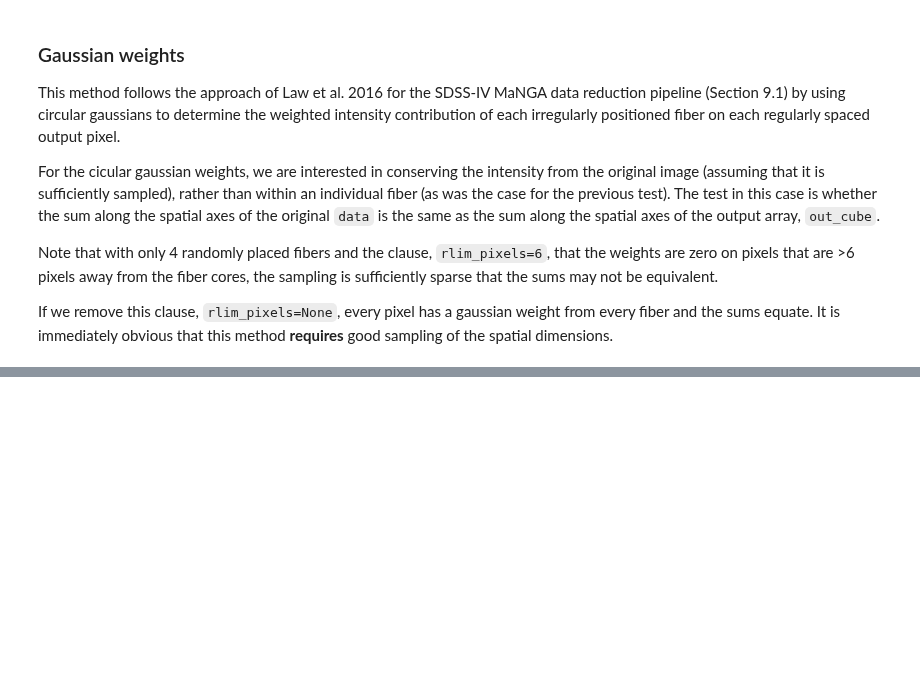
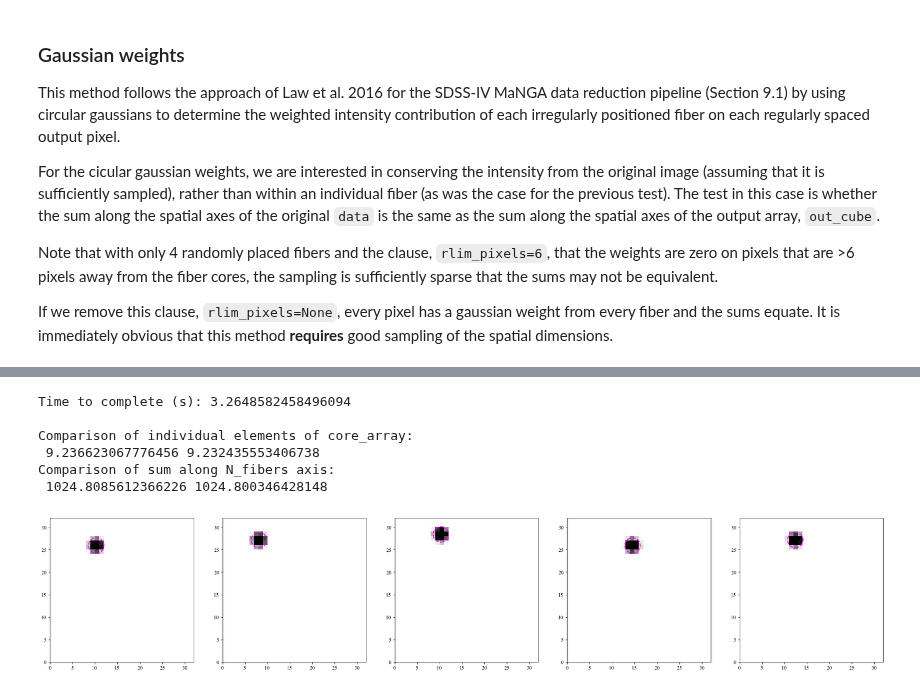
Before and after one commit to cbottrell/RealSim-IFS, a Jupyter notebook: Fiber_application.ipynb, the cells around one changed output, grey strips where cells are left out. Drawn from its saved outputs; the diff is of its cells as text; code cells hidden in the pictures; blank space fills up the shorter version.

```diff
--- a/Fiber_application.ipynb
+++ b/Fiber_application.ipynb
@@ -2679,0 +2762,33 @@ out_cube [1023.79381899 1023.79381899 1023.79381899 ... 1023.79381899 1023.79381
+# %%
+data = np.ones((1024,data_shape,data_shape))
+
+N_fibers = len(xc_cores_pixels)
+size_y = data.shape[1]
+size_x = data.shape[2]
+
+output_grid_dims = (16,16)
+
+start = time.time()
+core_arrays,weight_map = Fiber_Observe(data,xc_cores_pixels,yc_cores_pixels,diam_cores_pixels,
+                                       return_weights=True)
+print("Time to complete (s):",time.time()-start,'\n')
+fig,axarr = plt.subplots(1,5,figsize=(30,6))
+
+for i in np.arange(5):
+    ax = axarr[i]
+    ax.imshow(weight_map[i],cmap='Greys',extent=(0,data_shape,0,data_shape),origin='lower',vmin=0)
+
+    core = Circle(xy=(xc_cores_pixels[i],yc_cores_pixels[i]),radius=diam_cores_pixels/2,
+                  transform=ax.transData,edgecolor='magenta',facecolor='None',linewidth=2,linestyle='dashed')
+    ax.add_artist(core)
+
+print("Comparison of individual elements of core_array:\n",core_arrays[0,0],np.pi*(diam_cores_pixels/2)**2)
+print("Comparison of sum along N_fibers axis:\n",np.sum(core_arrays,axis=0)[0],N_fibers*np.pi*(diam_cores_pixels/2)**2)
+# %% [output]
+Time to complete (s): 3.2648582458496094
+
+Comparison of individual elements of core_array:
+ 9.236623067776456 9.232435553406738
+Comparison of sum along N_fibers axis:
+ 1024.8085612366226 1024.800346428148
+[figure, added]
```
Also changed, not shown: parts of 12 cells of this notebook.
